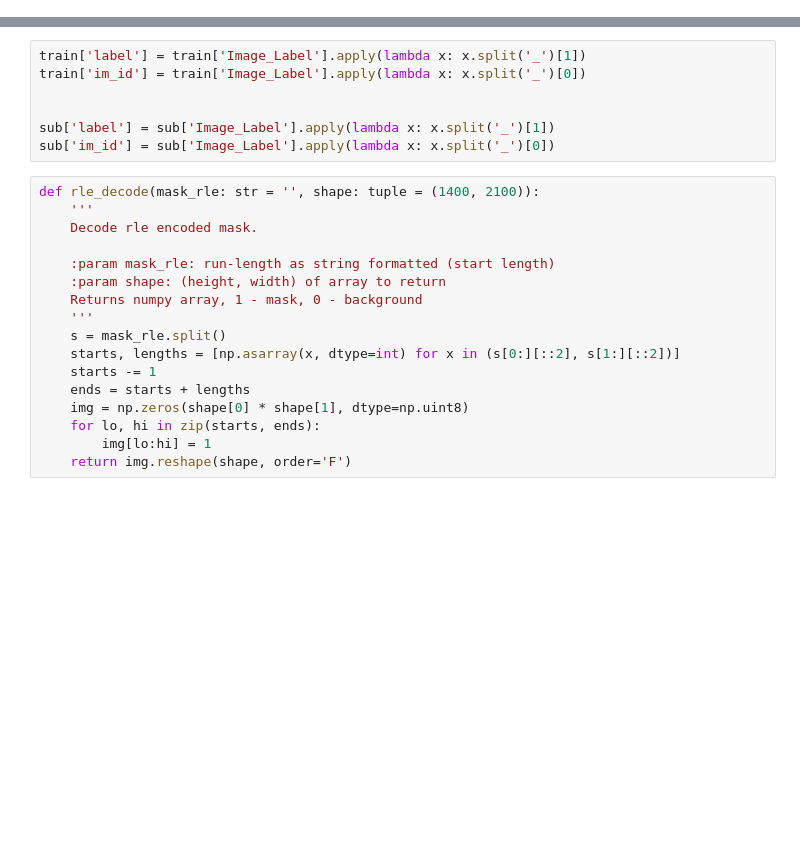
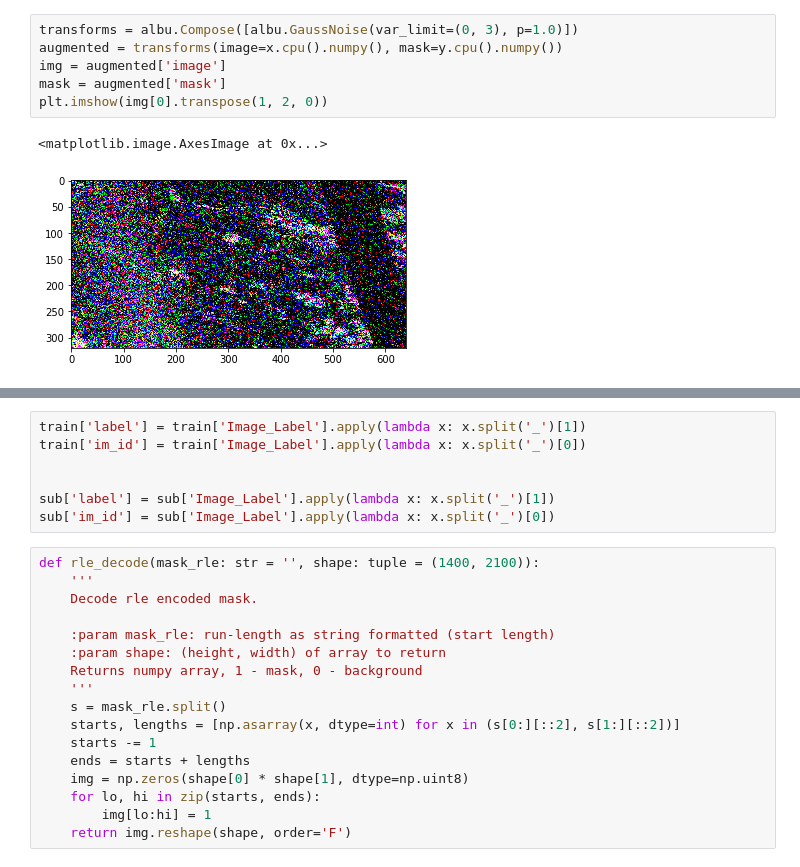
Before and after one commit to yujisw/perceptual_computing, a Jupyter notebook: notebook/tta.ipynb, the cells around one changed output, grey strips where cells are left out. Cells and saved outputs as stored; diff of their text form; blank space fills up the shorter version.

```diff
--- a/notebook/tta.ipynb
+++ b/notebook/tta.ipynb
@@ -72,0 +332,9 @@ Name: Image_Label, dtype: int64
+# %%
+transforms = albu.Compose([albu.GaussNoise(var_limit=(0, 3), p=1.0)])
+augmented = transforms(image=x.cpu().numpy(), mask=y.cpu().numpy())
+img = augmented['image']
+mask = augmented['mask']
+plt.imshow(img[0].transpose(1, 2, 0))
+# %% [output]
+<matplotlib.image.AxesImage at 0x...>
+[figure, added]
```
Also changed, not shown: parts of 47 cells of this notebook.
